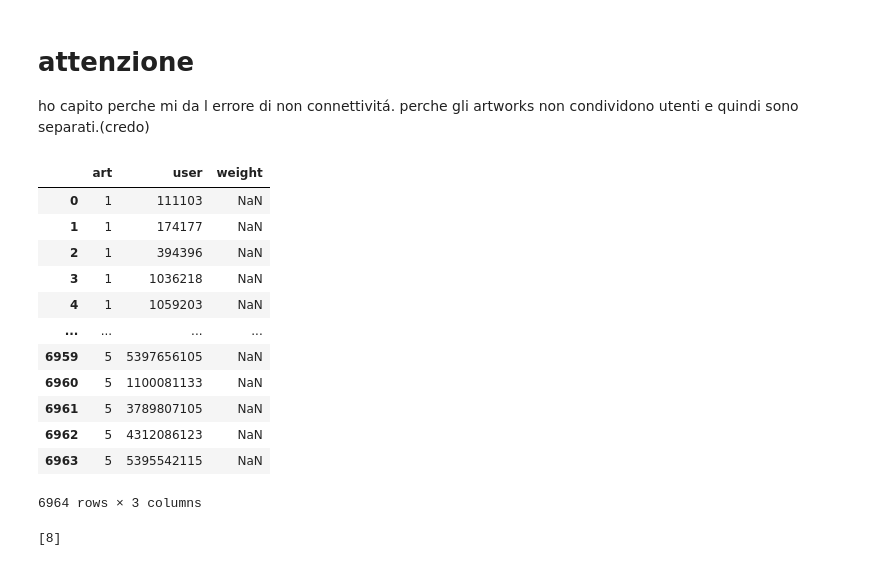
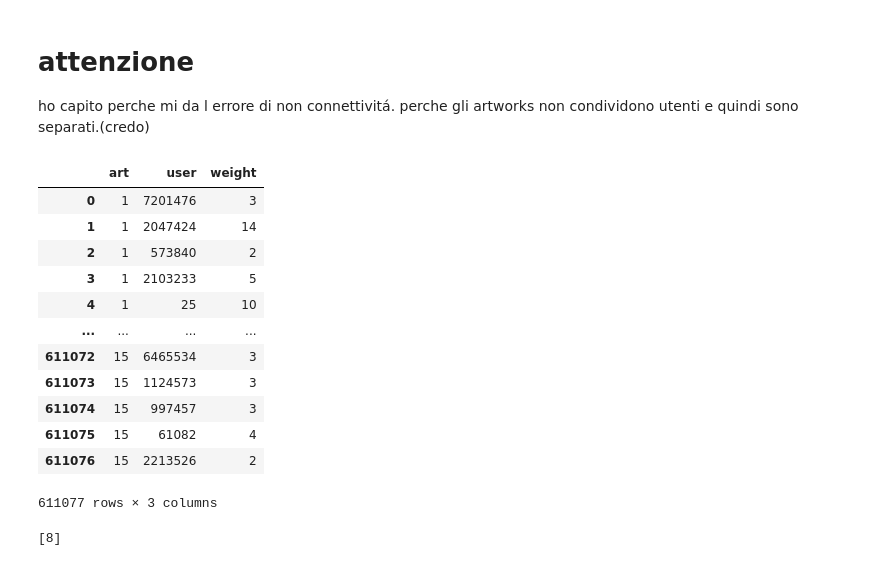
Before and after one commit to pietro-sillano/r-place-Network-Analysis, a Jupyter notebook: process_network_colab.ipynb, the cells around one changed output. Cells and saved outputs as stored; diff of their text form; code cells hidden in the pictures.

```diff
--- a/process_network_colab.ipynb
+++ b/process_network_colab.ipynb
@@ -7,22 +7,22 @@ import networkx as nx
 import pandas as pd
 import matplotlib.pyplot as plt
 # %%
-df = pd.read_csv('output/bipartite_network_weighted_100_5.csv',delimiter=' ',names=['art','user','weight'])
+df = pd.read_csv('output/network.csv',delimiter=',',names=['art','user','weight'])
 df
 # %% [output]
 |  | art | user | weight |
-| 0 | 1 | 111103 | NaN |
-| 1 | 1 | 174177 | NaN |
-| 2 | 1 | 394396 | NaN |
-| 3 | 1 | 1036218 | NaN |
-| 4 | 1 | 1059203 | NaN |
+| 0 | 1 | 7201476 | 3 |
+| 1 | 1 | 2047424 | 14 |
+| 2 | 1 | 573840 | 2 |
+| 3 | 1 | 2103233 | 5 |
+| 4 | 1 | 25 | 10 |
 | ... | ... | ... | ... |
-| 6959 | 5 | 5397656105 | NaN |
-| 6960 | 5 | 1100081133 | NaN |
-| 6961 | 5 | 3789807105 | NaN |
-| 6962 | 5 | 4312086123 | NaN |
-| 6963 | 5 | 5395542115 | NaN |
+| 611072 | 15 | 6465534 | 3 |
+| 611073 | 15 | 1124573 | 3 |
+| 611074 | 15 | 997457 | 3 |
+| 611075 | 15 | 61082 | 4 |
+| 611076 | 15 | 2213526 | 2 |
-6964 rows × 3 columns
+611077 rows × 3 columns
 # %%
 # test: questo qua sotto é un netowork bipartito connesso, ho 1 comp da 8 nodi
 # a 1
```
Also changed, not shown: parts of 8 cells of this notebook, 9 other files.
